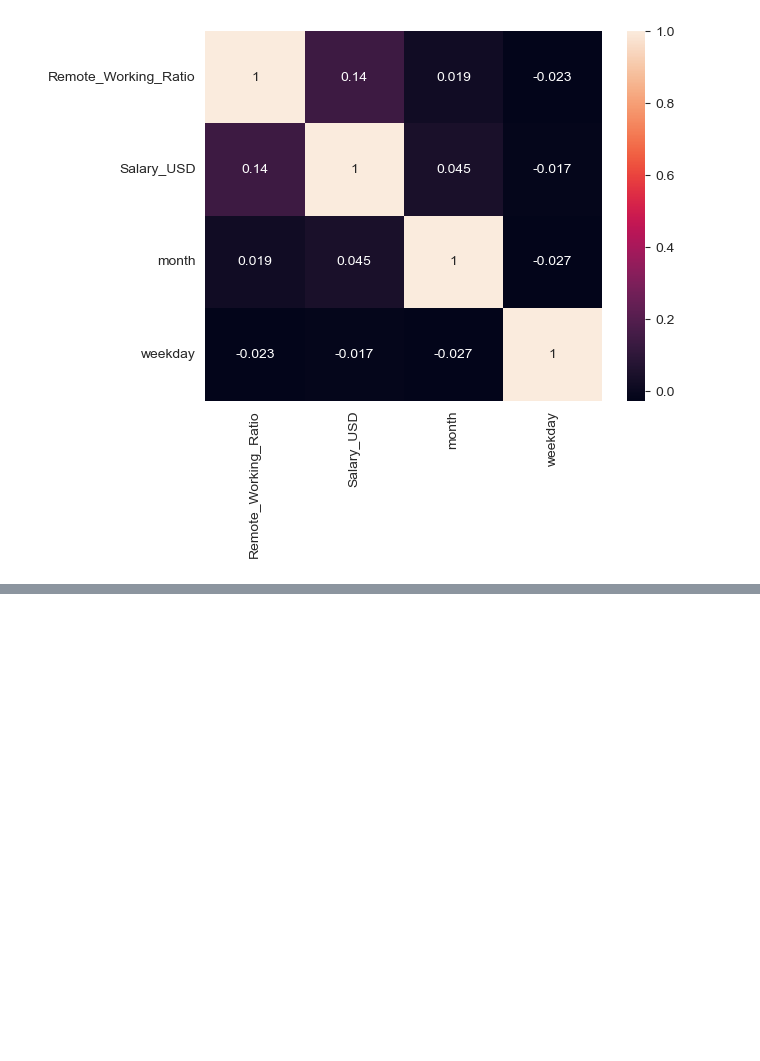
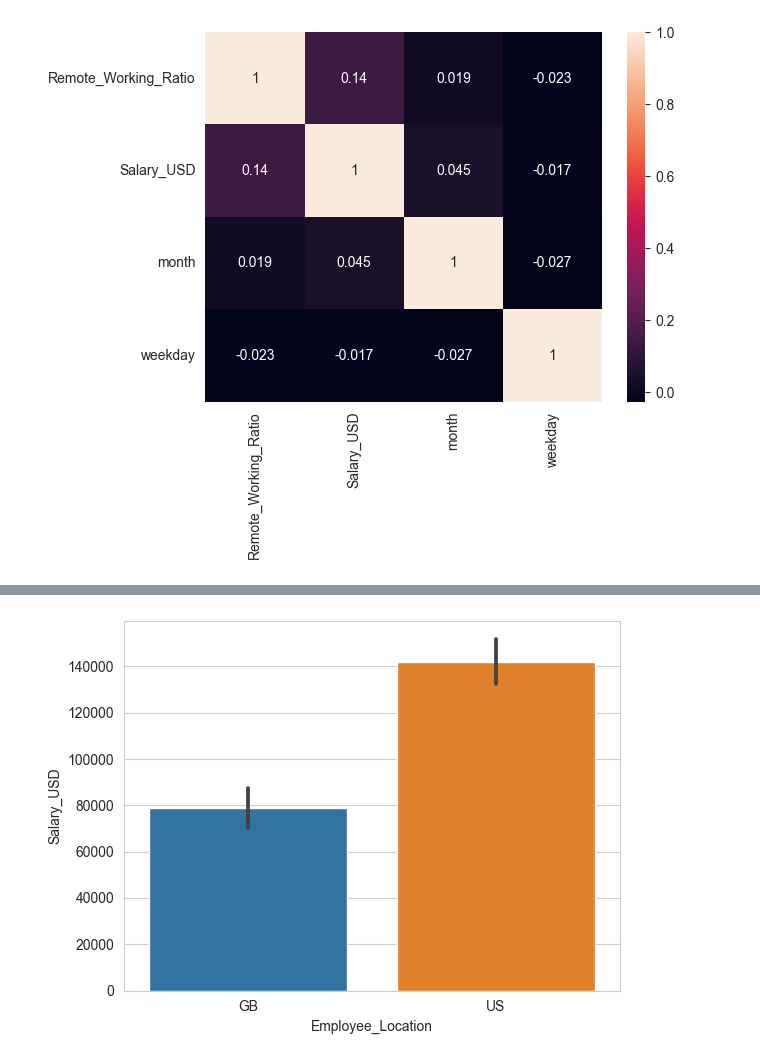
Before and after one commit to GuoweiYang19891101/data_analyst_with_python, a Jupyter notebook: datacamp_data_analyst_career_python/12_exploratory_data_analysis_python.ipynb, the cells around one changed output, grey strips where cells are left out. Drawn from its saved outputs; the diff is of its cells as text; code cells hidden in the pictures; blank space fills up the shorter version.

```diff
--- a/datacamp_data_analyst_career_python/12_exploratory_data_analysis_python.ipynb
+++ b/datacamp_data_analyst_career_python/12_exploratory_data_analysis_python.ipynb
@@ -880,0 +887,19 @@ plt.show()
+# %%
+# Code for part 4.3
+
+# comparing salaries
+# import pandas as pd
+import seaborn as sns
+import matplotlib.pyplot as plt
+
+# use the data from above exercise
+# salaries = pd.read_csv('12_datasets/ds_salaries_clean.csv')
+
+# filter for employees in US or GB
+usa_and_gb = salaries[salaries['Employee_Location'].isin(["US", "GB"])]
+
+# create a barplot of salaries by location
+sns.barplot(data=usa_and_gb, x='Employee_Location', y='Salary_USD')
+plt.show()
+# %% [output]
+[figure, added]
```
Also changed, not shown: parts of 21 cells of this notebook, 1 other file.
